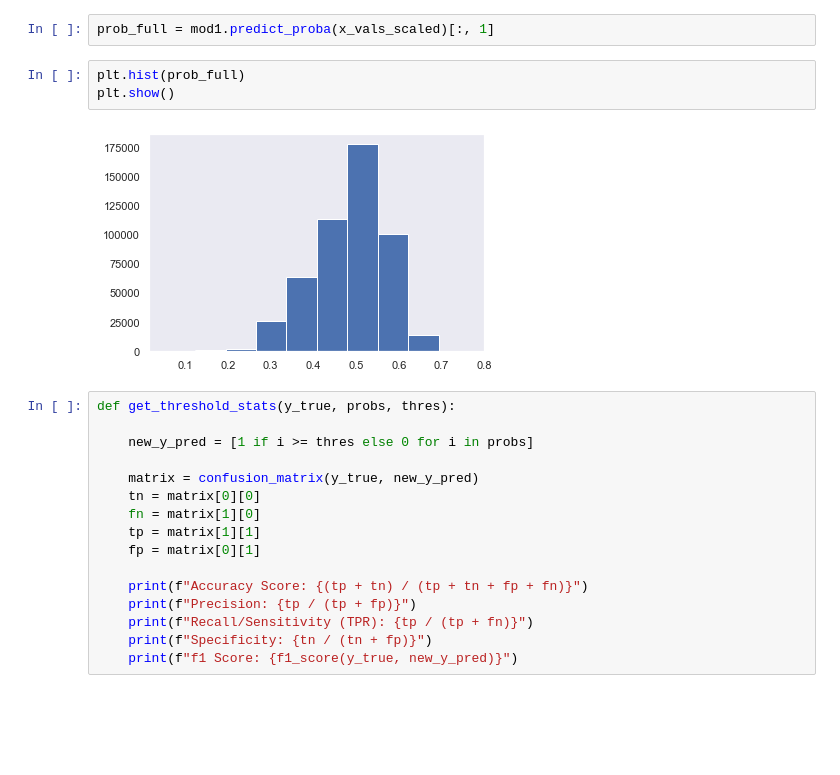
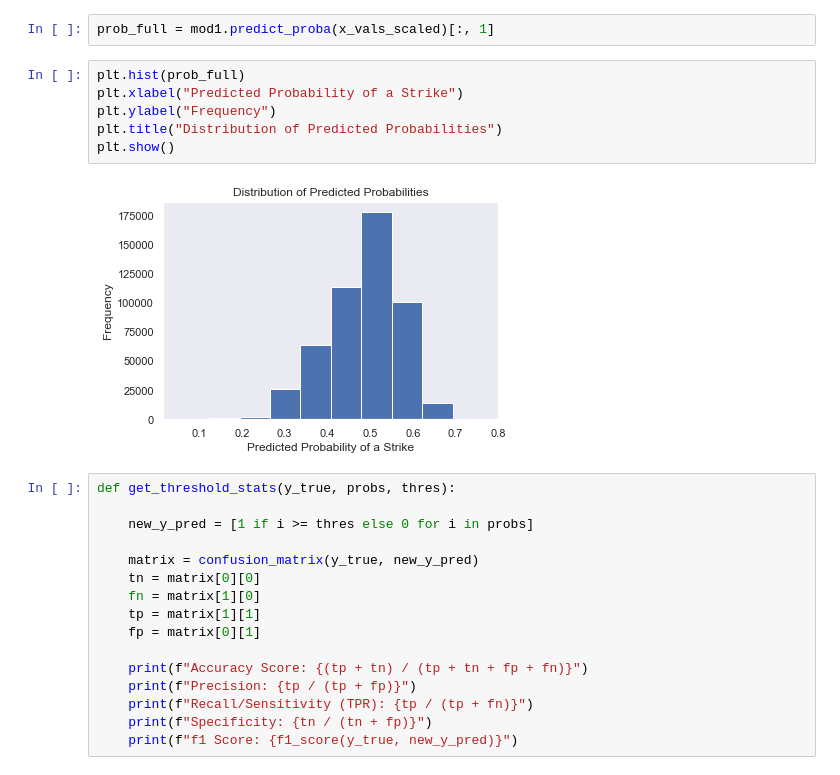
Before and after one commit to etsc9287/Strikezone-Project, a Jupyter notebook: MLB Strikezone Prediction.ipynb, the cells around one changed output. Cells and saved outputs as stored; diff of their text form; blank space fills up the shorter version.

Commit message:
image2

```diff
--- a/MLB Strikezone Prediction.ipynb
+++ b/MLB Strikezone Prediction.ipynb
@@ -574,11 +584,14 @@ roc_auc_score(y_true, y_pred)
 ### Changing the Classification Threshold
 # %%
 prob_full = mod1.predict_proba(x_vals_scaled)[:, 1]
-# %%
-plt.hist(prob_full)
-plt.show()
-# %% [output]
-[figure, removed]
+# %%
+plt.hist(prob_full)
+plt.xlabel("Predicted Probability of a Strike")
+plt.ylabel("Frequency")
+plt.title("Distribution of Predicted Probabilities")
+plt.show()
+# %% [output]
+[figure, added]
 # %%
 def get_threshold_stats(y_true, probs, thres):
 
```
Also changed, not shown: parts of 6 cells of this notebook, 1 other file.
